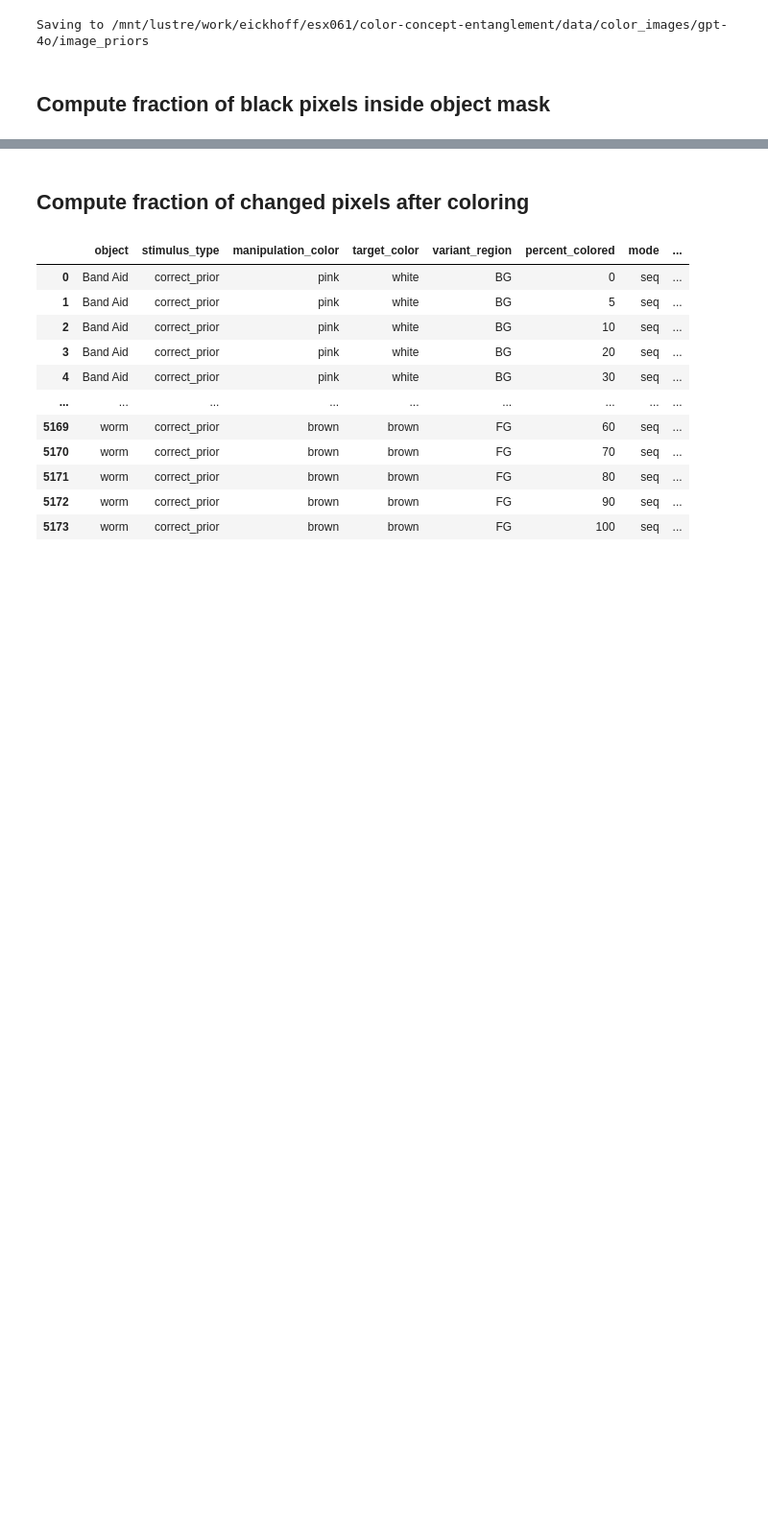
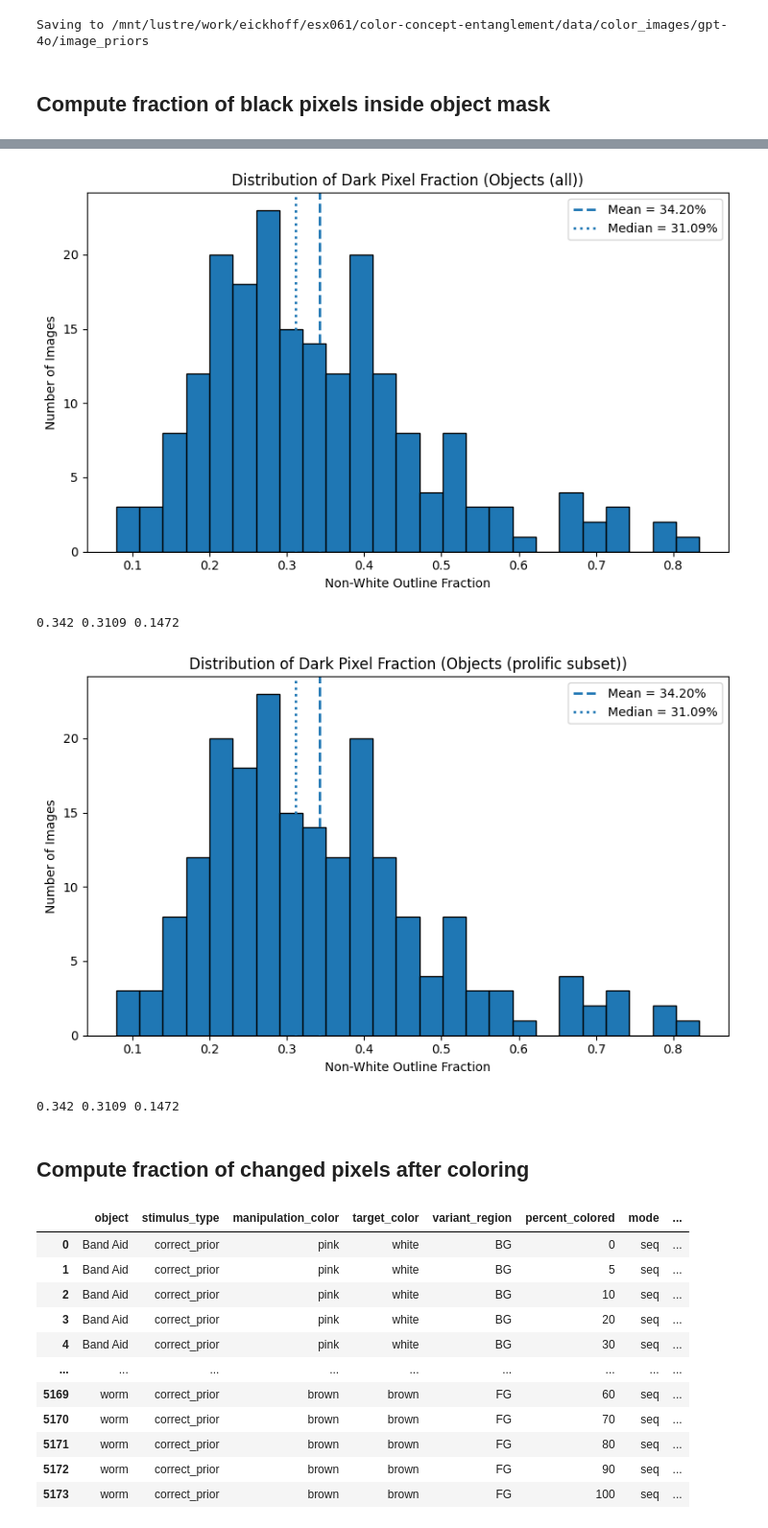
Before and after one commit to jonnemi/color-concept-entanglement, a Jupyter notebook: making_color_images/make_color_prior_dataset.ipynb, the cells around one changed output, grey strips where cells are left out. Shown at 96% size. Saved outputs shown, nothing was run; the diff lists cells and outputs as text; code cells hidden in the pictures; blank space fills up the shorter version.

```diff
--- a/making_color_images/make_color_prior_dataset.ipynb
+++ b/making_color_images/make_color_prior_dataset.ipynb
@@ -522,3 +617,47 @@ plt.show()
+# %%
+df_priors = df_priors.merge(fractions_df[["object", "nonwhite_fraction"]], on="object", how="left")
+df_priors.to_csv(DATA / "prolific_stimuli" / f"stimulus_table_image_priors_fractions.csv", index=False)
+
+df_priors_prolific =df_priors_prolific.merge(fractions_df[["object", "nonwhite_fraction"]], on="object", how="left")
+df_priors_prolific.to_csv(DATA / "prolific_stimuli" / f"stimulus_table_image_priors_prolific_fractions.csv", index=False)
+# %%
+def plot_fraction_distribution(fractions_df, stimulus_type):
+    vals = fractions_df["nonwhite_fraction"].dropna()
+
+    plt.figure(figsize=(8, 5))
+
+    plt.hist(vals, bins=25, edgecolor="black")
+
+    plt.axvline(vals.mean(), linestyle="--", linewidth=2, label=f"Mean = {vals.mean():.2%}")
+    plt.axvline(vals.median(), linestyle=":", linewidth=2, label=f"Median = {vals.median():.2%}")
+
+    plt.xlabel("Non-White Outline Fraction")
+    plt.ylabel("Number of Images")
+    plt.title(f"Distribution of Dark Pixel Fraction ({stimulus_type})")
+    plt.legend()
+
+    plt.tight_layout()
+    plt.show()
+
+df_priors_stats = df_priors.drop_duplicates(subset=["object"])
+plot_fraction_distribution(df_priors_stats, stimulus_type="Objects (all)")
+print(
+    round(df_priors_stats["nonwhite_fraction"].mean(), 4),
+    round(df_priors_stats["nonwhite_fraction"].median(), 4),
+    round(df_priors_stats["nonwhite_fraction"].std(), 4),
+)
+df_priors_prolific_stats = df_priors_prolific.drop_duplicates(subset=["object"])
+plot_fraction_distribution(df_priors_prolific_stats, stimulus_type="Objects (prolific subset)")
+print(
+    round(df_priors_prolific_stats["nonwhite_fraction"].mean(), 4),
+    round(df_priors_prolific_stats["nonwhite_fraction"].median(), 4),
+    round(df_priors_prolific_stats["nonwhite_fraction"].std(), 4),
+)
+# %% [output]
+[figure, added]
+0.342 0.3109 0.1472
+[figure, added]
+0.342 0.3109 0.1472
 # %% [markdown]
 ## Compute fraction of changed pixels after coloring
 # %%
```
Also changed, not shown: parts of 7 cells of this notebook, 5 other files.
